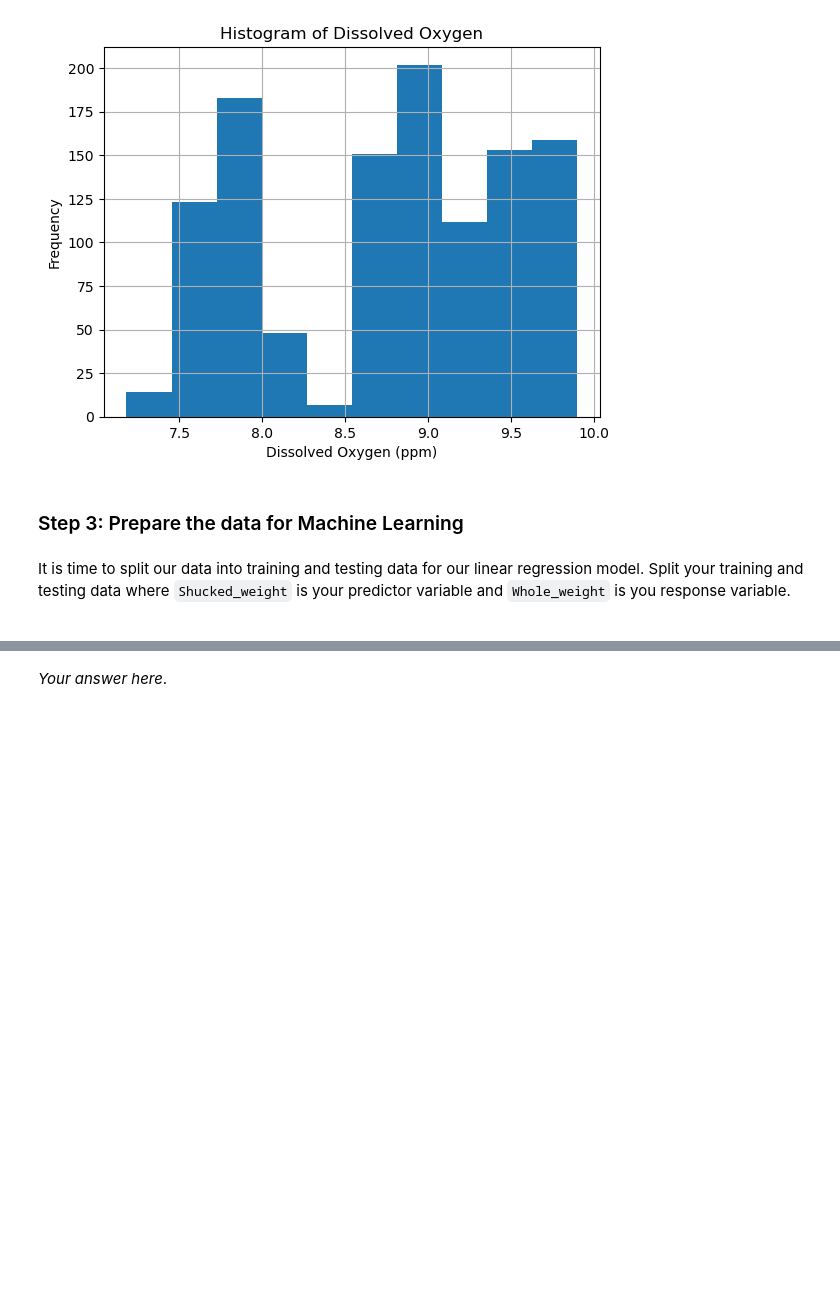
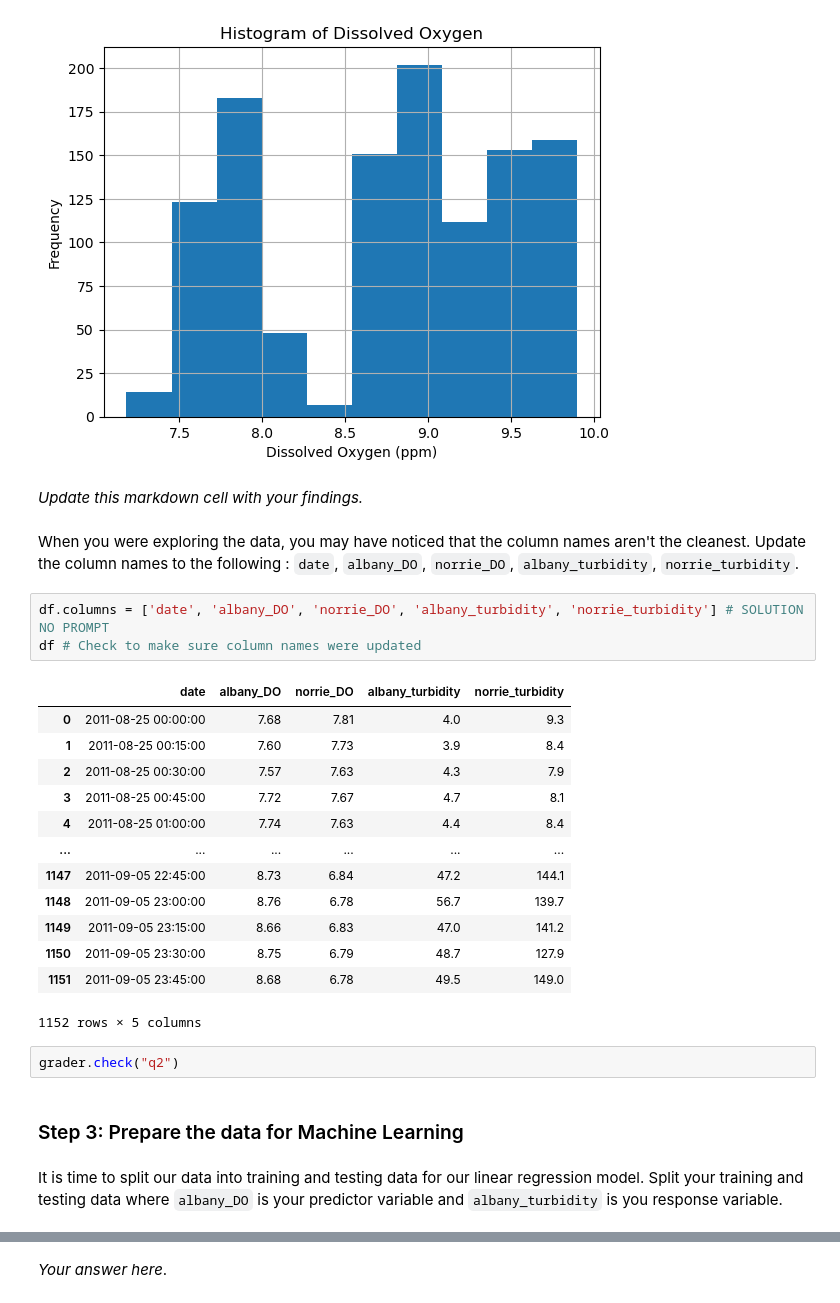
Before and after one commit to MaRo406/eds-232-machine-learning, a Jupyter notebook: labs/Lab1/dist-lab1/autograder/Lab1_template.ipynb, the cells around one changed output, grey strips where cells are left out. Saved outputs shown, nothing was run; the diff lists cells and outputs as text; blank space fills up the shorter version.

```diff
--- a/labs/Lab1/dist-lab1/autograder/Lab1_template.ipynb
+++ b/labs/Lab1/dist-lab1/autograder/Lab1_template.ipynb
@@ -89,10 +97,31 @@ plt.show()
 # %% [output]
 [figure]
 [figure]
+# %% [markdown]
+*Update this markdown cell with your findings.*
+# %% [markdown]
+When you were exploring the data, you may have noticed that the column names aren't the cleanest. Update the column names to the following : `date`, `albany_DO`, `norrie_DO`, `albany_turbidity`, `norrie_turbidity`.
+# %%
+df.columns = ['date', 'albany_DO', 'norrie_DO', 'albany_turbidity', 'norrie_turbidity'] # SOLUTION NO PROMPT
+df # Check to make sure column names were updated
+# %% [output]
+|  | date | albany_DO | norrie_DO | albany_turbidity | norrie_turbidity |
+| 0 | 2011-08-25 00:00:00 | 7.68 | 7.81 | 4.0 | 9.3 |
+| 1 | 2011-08-25 00:15:00 | 7.60 | 7.73 | 3.9 | 8.4 |
+| 2 | 2011-08-25 00:30:00 | 7.57 | 7.63 | 4.3 | 7.9 |
+| 3 | 2011-08-25 00:45:00 | 7.72 | 7.67 | 4.7 | 8.1 |
+| 4 | 2011-08-25 01:00:00 | 7.74 | 7.63 | 4.4 | 8.4 |
+| ... | ... | ... | ... | ... | ... |
+| 1147 | 2011-09-05 22:45:00 | 8.73 | 6.84 | 47.2 | 144.1 |
+| 1148 | 2011-09-05 23:00:00 | 8.76 | 6.78 | 56.7 | 139.7 |
+| 1149 | 2011-09-05 23:15:00 | 8.66 | 6.83 | 47.0 | 141.2 |
+| 1150 | 2011-09-05 23:30:00 | 8.75 | 6.79 | 48.7 | 127.9 |
+| 1151 | 2011-09-05 23:45:00 | 8.68 | 6.78 | 49.5 | 149.0 |
+1152 rows × 5 columns
+# %%
+grader.check("q2")
 # %% [markdown]
 ### Step 3: Prepare the data for Machine Learning
 # %% [markdown]
-It is time to split our data into training and testing data for our linear regression model. Split your training and testing data where `Shucked_weight` is your predictor variable and `Whole_weight` is you response variable.
+It is time to split our data into training and testing data for our linear regression model. Split your training and testing data where `albany_DO` is your predictor variable and `albany_turbidity` is you response variable.
-# %% [markdown]
-<!-- BEGIN QUESTION -->
 # %%
```
Also changed, not shown: parts of 29 cells of this notebook, 22 other files.
